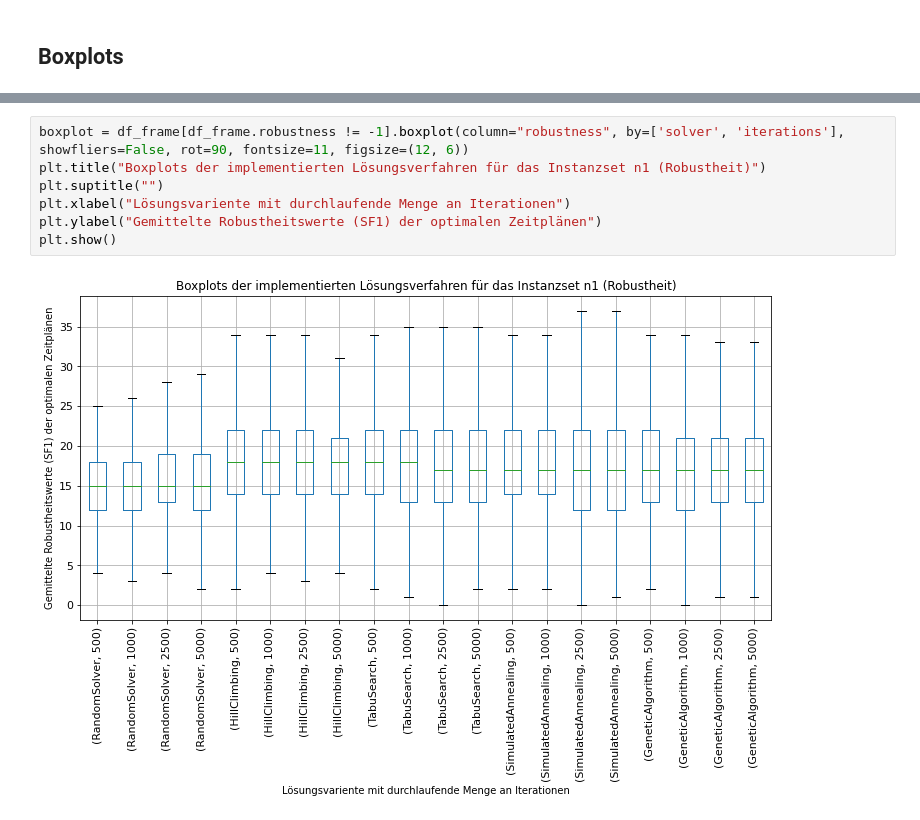
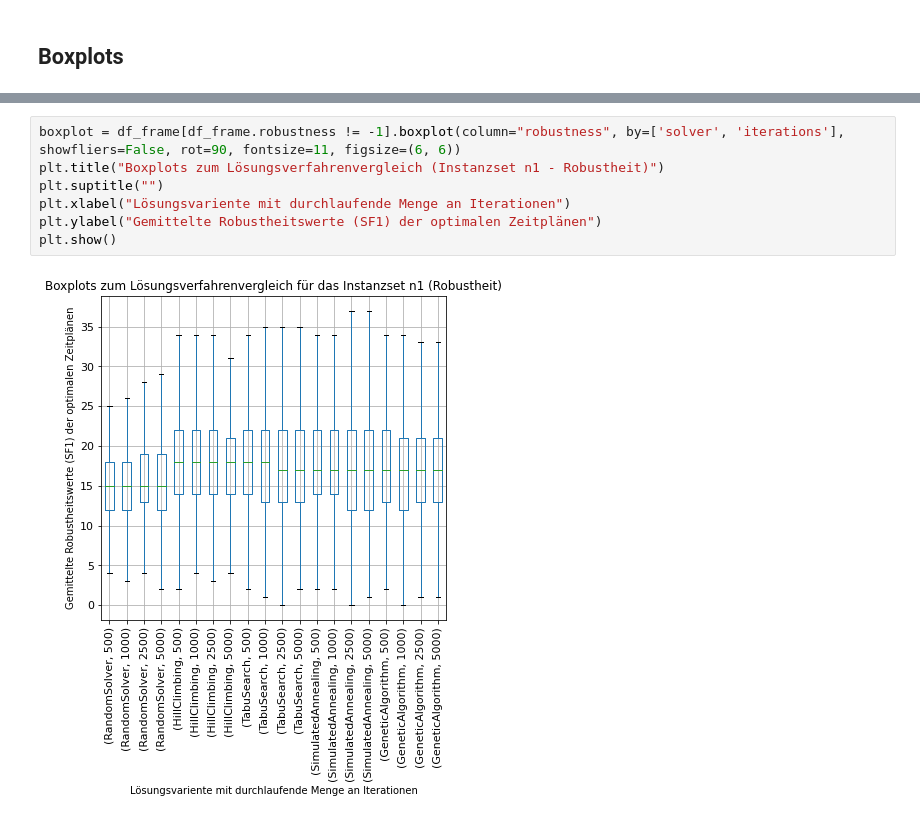
Before and after one commit to ReneKB/mrcpsp-framework, a Jupyter notebook: evaluation/solver-experiment.ipynb, the cells around one changed output, grey strips where cells are left out. Saved outputs shown, nothing was run; the diff lists cells and outputs as text.

```diff
--- a/evaluation/solver-experiment.ipynb
+++ b/evaluation/solver-experiment.ipynb
@@ -229,9 +218,9 @@ KruskalResult(statistic=13670.08246185318, pvalue=0.0)
 # %%
-boxplot = df_frame[df_frame.robustness != -1].boxplot(column="robustness", by=['solver', 'iterations'], showfliers=False, rot=90, fontsize=11, figsize=(12, 6))
-plt.title("Boxplots der implementierten Lösungsverfahren für das Instanzset n1 (Robustheit)")
+boxplot = df_frame[df_frame.robustness != -1].boxplot(column="robustness", by=['solver', 'iterations'], showfliers=False, rot=90, fontsize=11, figsize=(6, 6))
+plt.title("Boxplots zum Lösungsverfahrenvergleich (Instanzset n1 - Robustheit)")
 plt.suptitle("")
 plt.xlabel("Lösungsvariente mit durchlaufende Menge an Iterationen")
 plt.ylabel("Gemittelte Robustheitswerte (SF1) der optimalen Zeitplänen")
 plt.show()
 # %% [output]
-[figure, old version]
+[figure, new version]
```
Also changed, not shown: parts of 3 cells of this notebook, 21 other files.
